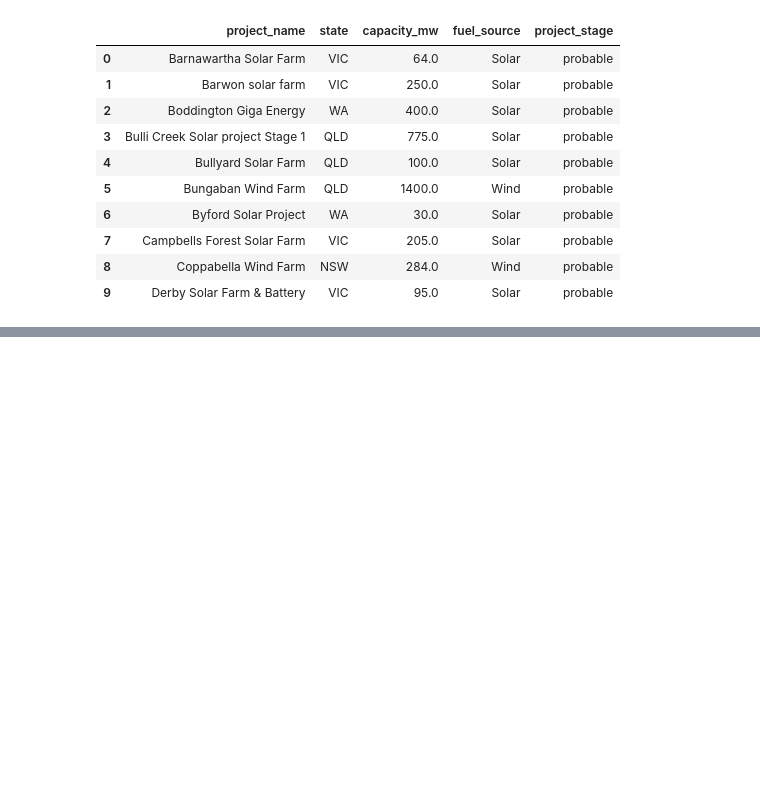
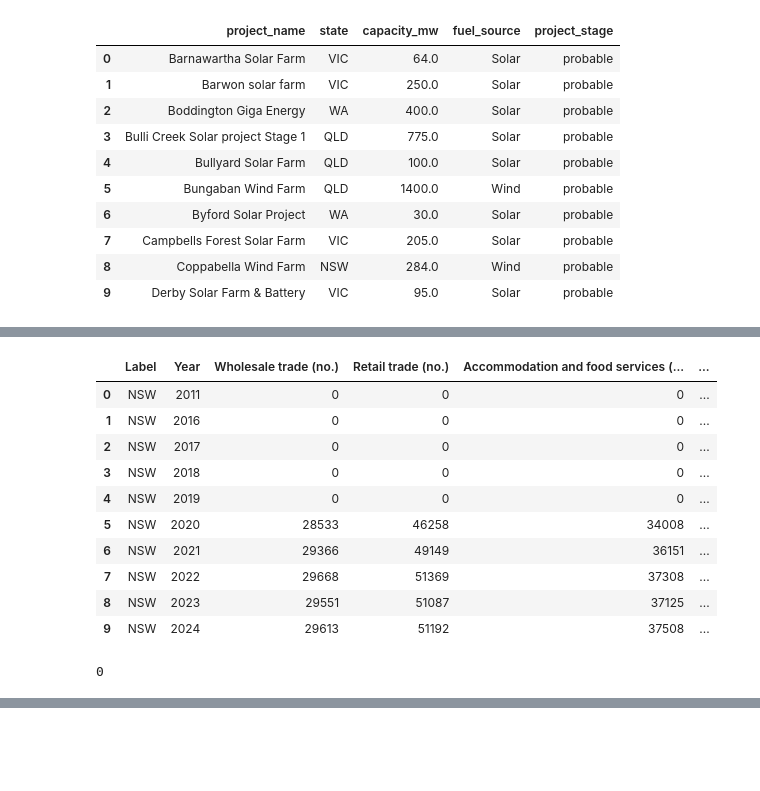
Before and after one commit to renggafirmandika/data_engineering, a Jupyter notebook: Assignment_1.ipynb, the cells around one changed output, grey strips where cells are left out. Cells and saved outputs as stored; diff of their text form; code cells hidden in the pictures; blank space fills up the shorter version.

```diff
--- a/Assignment_1.ipynb
+++ b/Assignment_1.ipynb
@@ -1455,0 +1528,36 @@ cer_probable_df_cleaned.to_csv('DATA2_LRET/probable_power_stations_cleaned.csv',
+# %%
+# Standardized the name of state
+state_map = {
+    "New South Wales": "NSW",
+    "Greater Sydney": "NSW",
+    "Rest of NSW": "NSW",
+
+    "Victoria": "VIC",
+    "Greater Melbourne": "VIC",
+    "Rest of Vic.": "VIC",
+
+    "Queensland": "QLD",
+    "Greater Brisbane": "QLD",
+    "Rest of Qld": "QLD",
+
+    "South Australia": "SA",
+    "Greater Adelaide": "SA",
+    "Rest of SA": "SA",
+
+    "Western Australia": "WA",
+    "Greater Perth": "WA",
+    "Rest of WA": "WA",
+
+    "Tasmania": "TAS",
+    "Greater Hobart": "TAS",
+    "Rest of Tas.": "TAS",
+
+    "Northern Territory": "NT",
+    "Greater Darwin": "NT",
+    "Rest of NT": "NT",
+
+    "Australian Capital Territory": "ACT"
+}
+data_abs_economy = data_abs_economy[data_abs_economy["Label"].isin(state_map.keys())]
+
+data_abs_economy["Label"] = data_abs_economy["Label"].map(state_map)
@@ -1455,0 +1566,20 @@ cer_probable_df_cleaned.to_csv('DATA2_LRET/probable_power_stations_cleaned.csv',
+# %%
+data_abs_economy = data_abs_economy.reset_index(drop=True)
+data_abs_economy.head(10)
+# %% [output]
+|  | Label | Year | Wholesale trade (no.) | Retail trade (no.) | Accommodation and food services (... | ... |
+| 0 | NSW | 2011 | 0 | 0 | 0 | ... |
+| 1 | NSW | 2016 | 0 | 0 | 0 | ... |
+| 2 | NSW | 2017 | 0 | 0 | 0 | ... |
+| 3 | NSW | 2018 | 0 | 0 | 0 | ... |
+| 4 | NSW | 2019 | 0 | 0 | 0 | ... |
+| 5 | NSW | 2020 | 28533 | 46258 | 34008 | ... |
+| 6 | NSW | 2021 | 29366 | 49149 | 36151 | ... |
+| 7 | NSW | 2022 | 29668 | 51369 | 37308 | ... |
+| 8 | NSW | 2023 | 29551 | 51087 | 37125 | ... |
+| 9 | NSW | 2024 | 29613 | 51192 | 37508 | ... |
+# %%
+# Check again to confirm there are no missing values left
+data_abs_economy.isna().sum().sum()
+# %% [output]
+0
```
Also changed, not shown: parts of 22 cells of this notebook, 2 other files.
